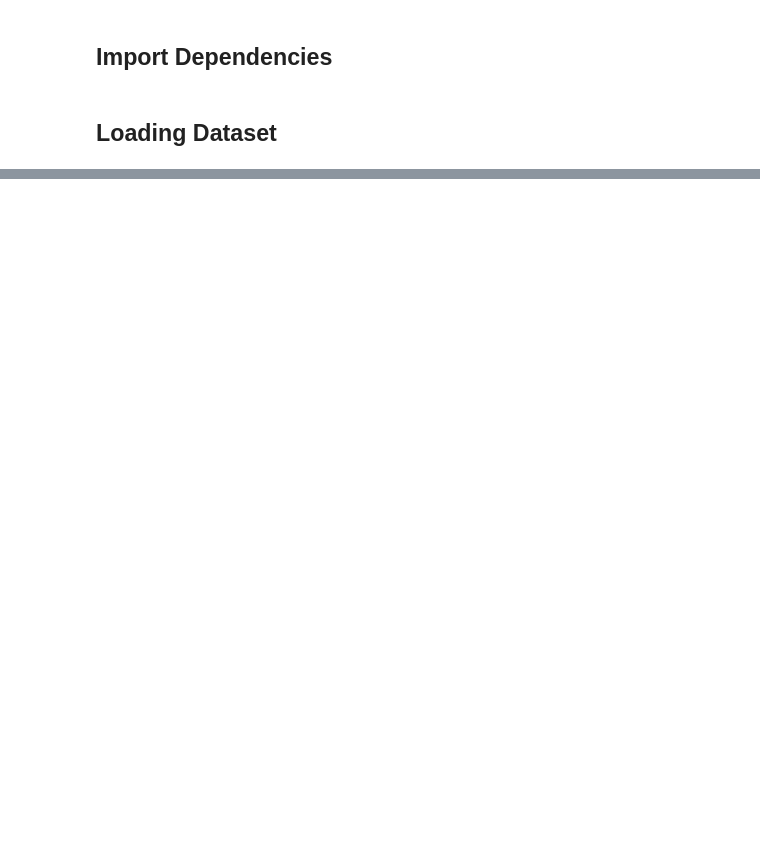
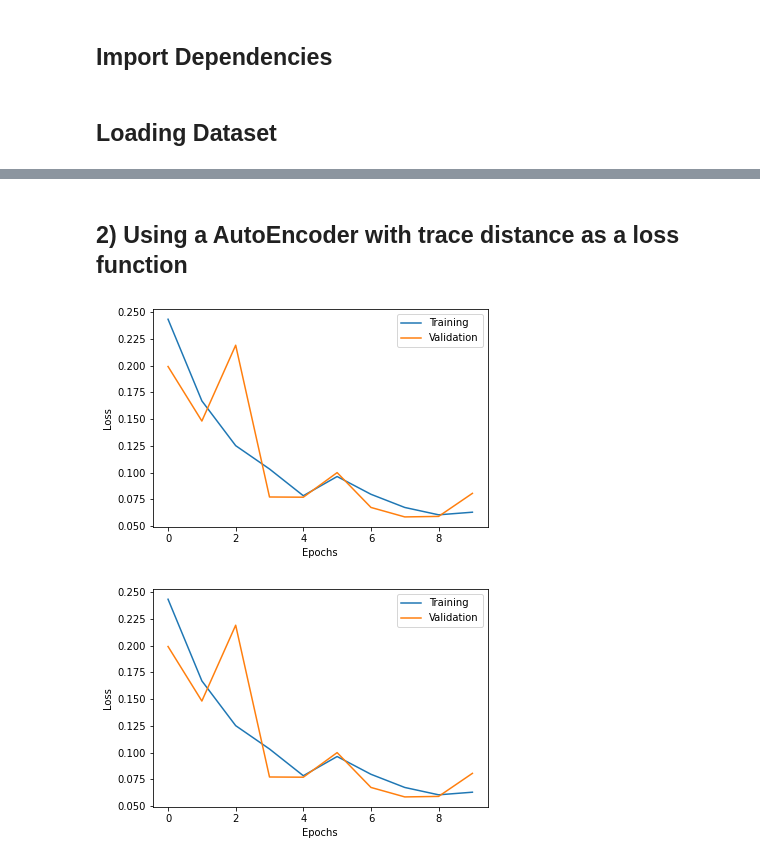
Before and after one commit to nahumsa/DM-Reconstruction, a Jupyter notebook: Autoencoder Benchmark.ipynb, the cells around one changed output, grey strips where cells are left out. Saved outputs shown, nothing was run; the diff lists cells and outputs as text; code cells hidden in the pictures; blank space fills up the shorter version.

Commit message:
Added Trace AutoEncoder

```diff
--- a/Autoencoder Benchmark.ipynb
+++ b/Autoencoder Benchmark.ipynb
@@ -114,0 +126,2 @@ Fidelity: 0.9581514696372839
+# %% [markdown]
+## 2) Using a AutoEncoder with trace distance as a loss function
@@ -114,0 +344,38 @@ Fidelity: 0.9581514696372839
+# %%
+from Models.AE import AutoEncoder
+latent_dim = 20
+input_dim = X_train.shape[1]
+hidden_dims = [64,128,256]
+batchsize = 32
+dropout_rate=0.3
+
+AE = TraceAutoEncoder(original_dim=input_dim,
+            intermediate_dim= hidden_dims,
+            latent_dim=latent_dim,
+            dropout_rate=dropout_rate)
+
+optimizer = tf.keras.optimizers.Adam(learning_rate=1e-3)
+AE.compile(optimizer=optimizer)
+
+# Prepare a dataset.
+dataset = tf.data.Dataset.from_tensor_slices((X_train, X_train))
+dataset = dataset.shuffle(buffer_size=1024).batch(batchsize)
+val_dataset = tf.data.Dataset.from_tensor_slices((X_test, X_test))
+val_dataset = val_dataset.shuffle(buffer_size=1024).batch(batchsize)
+# %%
+from Utils.Plotter import PeriodicPlotter
+
+r_loss = 10.
+epochs = 10
+
+# Periodic Plotter for loss
+plotter = PeriodicPlotter(sec=5, xlabel='Epochs', ylabel='Loss')
+
+loss_epochs, val_loss_epochs, fidelity_epochs, val_fidelity_epochs = AE.training(dataset,
+                                                                                  epochs,
+                                                                                  r_loss,
+                                                                                  test=val_dataset,
+                                                                                  Plotter=plotter)
+# %% [output]
+[figure, added]
+[figure, added]
```
Also changed, not shown: parts of 11 cells of this notebook.
